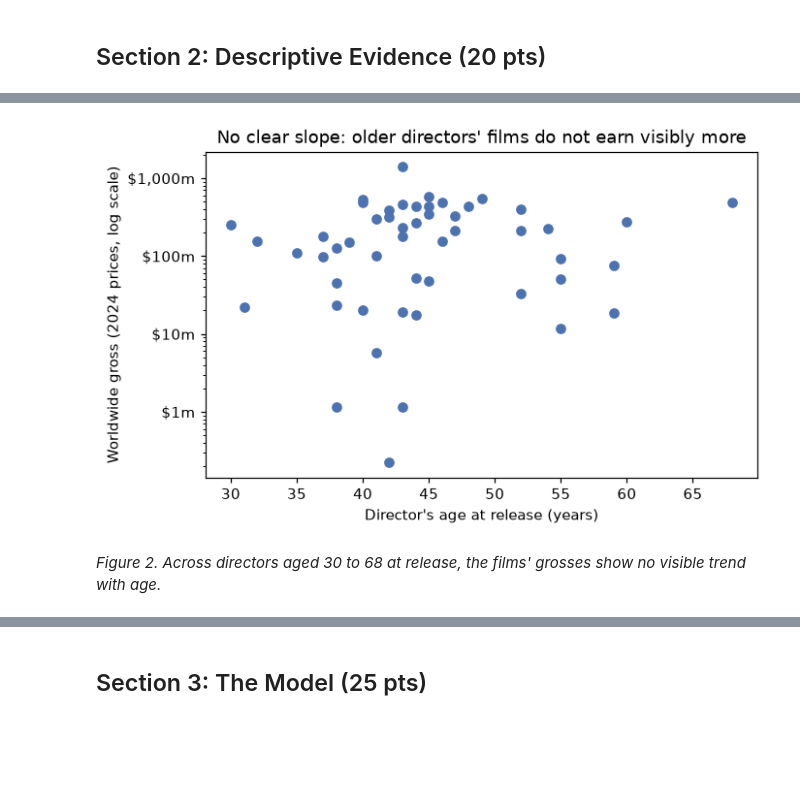
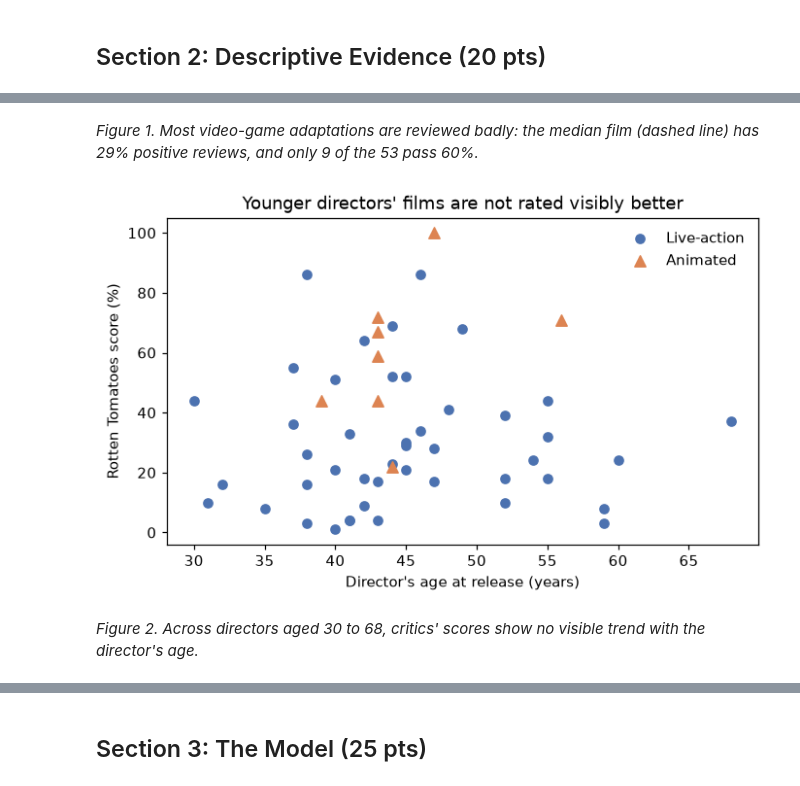
Before and after one commit to RyanPiao/econ3916-midterm-example, a Jupyter notebook: midterm-example-movies.ipynb, the cells around one changed output, grey strips where cells are left out. Drawn from its saved outputs; the diff is of its cells as text; code cells hidden in the pictures; blank space fills up the shorter version.

```diff
--- a/midterm-example-movies.ipynb
+++ b/midterm-example-movies.ipynb
@@ -100,3 +100,9 @@ not_usd = films["budget_text"].notna() & films["budget"].isna()
 print("Budgets not in US dollars:", films.loc[not_usd, ["title", "budget_text"]].values.tolist())
 # %% [output]
 Budgets not in US dollars: [['Moshi Monsters: The Movie', '£2.3\xa0million[285]']]
+# %%
+# Text to numbers, again: the Rotten Tomatoes column reads "26% (46 reviews)[4]".
+films["rt"] = films["rt_text"].str.extract(r"^(\d+)\s*%", expand=False).astype(float)
+films["reviews"] = films["rt_text"].str.extract(r"\((\d+) reviews?\)", expand=False).astype(float)
+print(films[["rt_text", "rt", "reviews"]].head(3).to_string(index=False))
+print("No score:", films.loc[films["rt"].isna(), ["title", "rt_text"]].values.tolist())
@@ -175,11 +192,11 @@ director's age. The rule is written down before the model is run.
 # %%
-sample = df[(df["year"] <= 2025)].dropna(subset=["gross_m", "budget_m", "dir_age"]).copy()
-sample["log_gross"] = np.log(sample["gross_m"])
-sample["log_budget"] = np.log(sample["budget_m"])
+sample = df[(df["year"] <= 2025)].dropna(subset=["rt", "dir_age"]).copy()
+sample["log_budget"] = np.log(sample["budget_m"])          # NaN where there is no dollar budget
 print("Films in the table:", len(df), "  in the sample:", len(sample))
 
-table1 = (sample[["gross_m", "budget_m", "dir_age", "year"]]
-          .describe().T[["mean", "std", "min", "max"]].round(1))
-table1.index = ["Worldwide gross ($m, 2024)", "Budget ($m, 2024)", "Director's age at release (years)", "Release year"]
-table1
+table1 = sample[["rt", "reviews", "dir_age", "year", "budget_m"]].describe().T[["mean", "50%", "std", "min", "max", "count"]]
+table1.columns = ["mean", "median", "std", "min", "max", "N"]
+table1.index = ["Rotten Tomatoes score (% positive reviews)", "Reviews counted", "Director's age at release (years)",
+                "Release year", "Budget ($m, 2024)"]
+table1.round(1)
 # %% [output]
@@ -222,12 +237,15 @@ plt.tight_layout(); plt.show()
+# %% [markdown]
+*Figure 1. Most video-game adaptations are reviewed badly: the median film (dashed line) has 29% positive reviews, and only 9 of the 53 pass 60%.*
 # %%
 fig, ax = plt.subplots(figsize=(6.4, 4))
-ax.scatter(sample["dir_age"], sample["gross_m"], color="#4C72B0")
-ax.set_yscale("log")
-ax.set_yticks([1, 10, 100, 1000], ["$1m", "$10m", "$100m", "$1,000m"])
-ax.set(xlabel="Director's age at release (years)", ylabel="Worldwide gross (2024 prices, log scale)",
-       title="No clear slope: older directors' films do not earn visibly more")
+live = sample["animated"] == 0
+ax.scatter(sample.loc[live, "dir_age"], sample.loc[live, "rt"], color="#4C72B0", label="Live-action")
+ax.scatter(sample.loc[~live, "dir_age"], sample.loc[~live, "rt"], color="#DD8452", marker="^", s=55, label="Animated")
+ax.set(xlabel="Director's age at release (years)", ylabel="Rotten Tomatoes score (%)",
+       title="Younger directors' films are not rated visibly better")
+ax.legend(frameon=False)
 plt.tight_layout(); plt.show()
 # %% [output]
-[figure, old version]
+[figure, new version]
 # %% [markdown]
-*Figure 2. Across directors aged 30 to 68 at release, the films' grosses show no visible trend with age.*
+*Figure 2. Across directors aged 30 to 68, critics' scores show no visible trend with the director's age.*
```
Also changed, not shown: parts of 23 cells of this notebook, 2 other files.
